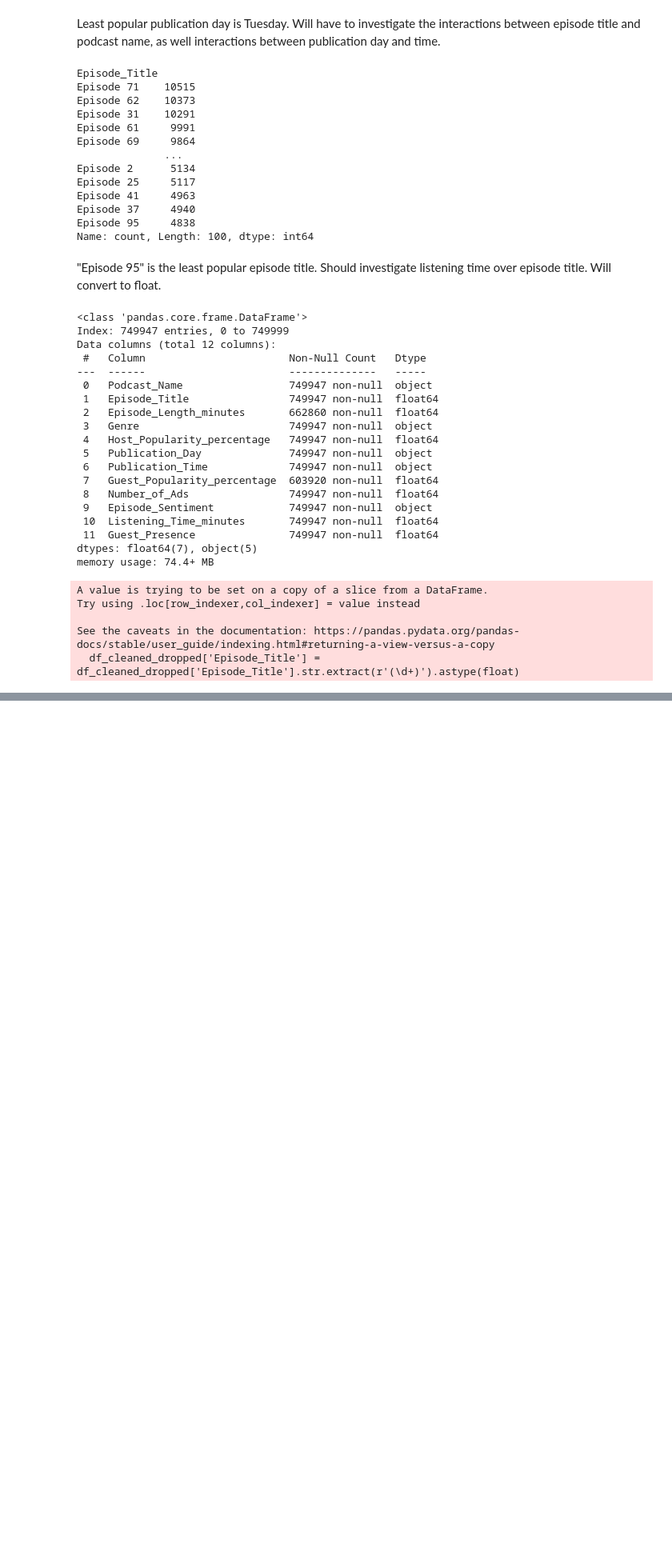
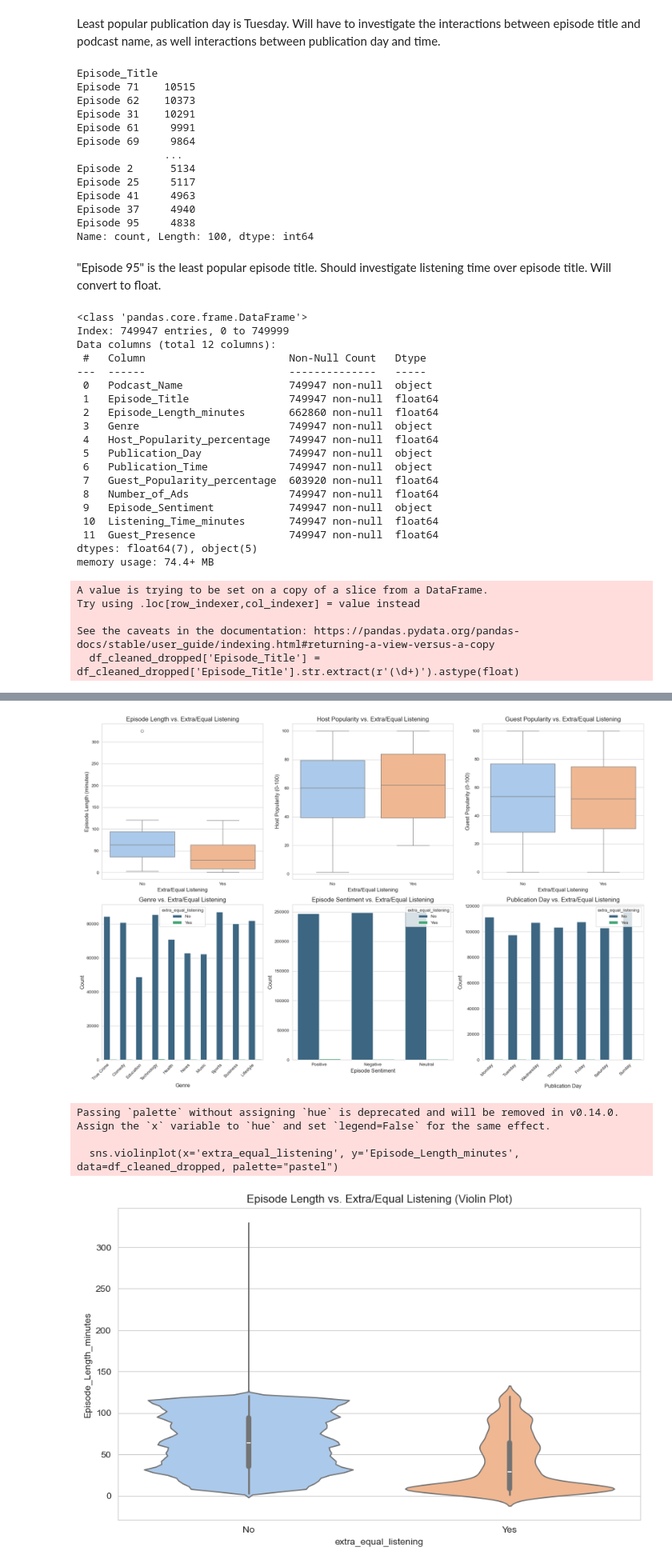
Before and after one commit to Seribii1o1/Predict-Podcast-Listening-Time, a Jupyter notebook: code/EDA.ipynb, the cells around one changed output, grey strips where cells are left out. Shown at 80% size. Cells and saved outputs as stored; diff of their text form; code cells hidden in the pictures; blank space fills up the shorter version.

```diff
--- a/code/EDA.ipynb
+++ b/code/EDA.ipynb
@@ -460,0 +463,74 @@ See the caveats in the documentation: https://pandas.pydata.org/pandas-docs/stab
+# %%
+df_cleaned_dropped['extra_equal_listening'] = df_cleaned_dropped['Listening_Time_minutes'] >= df_cleaned_dropped['Episode_Length_minutes']
+
+# Convert boolean to string for clearer plot labels
+df_cleaned_dropped['extra_equal_listening'] = df_cleaned_dropped['extra_equal_listening'].map({True: 'Yes', False: 'No'})
+
+sns.set_style("whitegrid")
+plt.figure(figsize=(18, 12))
+
+# a) extra_equal_listening vs. Episode_Length_minutes
+plt.subplot(2, 3, 1) # (rows, columns, plot_number)
+sns.boxplot(x='extra_equal_listening', y='Episode_Length_minutes', data=df_cleaned_dropped, palette="pastel")
+plt.title('Episode Length vs. Extra/Equal Listening', fontsize=14)
+plt.xlabel('Extra/Equal Listening', fontsize=12)
+plt.ylabel('Episode Length (minutes)', fontsize=12)
+
+# b) extra_equal_listening vs. Host_Popularity
+plt.subplot(2, 3, 2)
+sns.boxplot(x='extra_equal_listening', y='Host_Popularity_percentage', data=df_cleaned_dropped, palette="pastel")
+plt.title('Host Popularity vs. Extra/Equal Listening', fontsize=14)
+plt.xlabel('Extra/Equal Listening', fontsize=12)
+plt.ylabel('Host Popularity (0-100)', fontsize=12)
+
+# c) extra_equal_listening vs. Guest_Popularity
+plt.subplot(2, 3, 3)
+sns.boxplot(x='extra_equal_listening', y='Guest_Popularity_percentage', data=df_cleaned_dropped, palette="pastel")
+plt.title('Guest Popularity vs. Extra/Equal Listening', fontsize=14)
+plt.xlabel('Extra/Equal Listening', fontsize=12)
+plt.ylabel('Guest Popularity (0-100)', fontsize=12)
+
+# d) extra_equal_listening vs. Genre
+plt.subplot(2, 3, 4)
+sns.countplot(x='Genre', hue='extra_equal_listening', data=df_cleaned_dropped, palette="viridis")
+plt.title('Genre vs. Extra/Equal Listening', fontsize=14)
+plt.xlabel('Genre', fontsize=12)
+plt.ylabel('Count', fontsize=12)
+plt.xticks(rotation=45, ha='right') # Rotate x-axis labels for better readability
+
+# e) extra_equal_listening vs. Episode_Sentiment
+plt.subplot(2, 3, 5)
+sns.countplot(x='Episode_Sentiment', hue='extra_equal_listening', data=df_cleaned_dropped, palette="viridis")
+plt.title('Episode Sentiment vs. Extra/Equal Listening', fontsize=14)
+plt.xlabel('Episode Sentiment', fontsize=12)
+plt.ylabel('Count', fontsize=12)
+
+# f) extra_equal_listening vs. Publication_Day
+plt.subplot(2, 3, 6)
+sns.countplot(x='Publication_Day', hue='extra_equal_listening', data=df_cleaned_dropped, palette="viridis",
+              order=["Monday", "Tuesday", "Wednesday", "Thursday", "Friday", "Saturday", "Sunday"]) # Ensure correct order
+plt.title('Publication Day vs. Extra/Equal Listening', fontsize=14)
+plt.xlabel('Publication Day', fontsize=12)
+plt.ylabel('Count', fontsize=12)
+plt.xticks(rotation=45, ha='right')
+
+plt.tight_layout()
+plt.show()
+
+# - Violin plots for a different look at numerical distributions:
+plt.figure(figsize=(10, 6))
+sns.violinplot(x='extra_equal_listening', y='Episode_Length_minutes', data=df_cleaned_dropped, palette="pastel")
+plt.title('Episode Length vs. Extra/Equal Listening (Violin Plot)')
+plt.show()
+
+# - Consider relationships with 'Number_of_Ads' as well, as it's numerical but discrete.
+plt.figure(figsize=(10, 6))
+sns.boxplot(x='extra_equal_listening', y='Number_of_Ads', data=df_cleaned_dropped, palette="pastel")
+plt.title('Number of Ads vs. Extra/Equal Listening')
+plt.show()
+
+plt.figure(figsize=(10, 6))
+sns.countplot(x='Number_of_Ads', hue='extra_equal_listening', data=df_cleaned_dropped, palette="viridis")
+plt.title('Number of Ads vs. Extra/Equal Listening (Count Plot)')
+plt.show()
+# %% [output]
@@ -460,0 +554,5 @@ See the caveats in the documentation: https://pandas.pydata.org/pandas-docs/stab
+[figure, added]
+Passing `palette` without assigning `hue` is deprecated and will be removed in v0.14.0. Assign the `x` variable to `hue` and set `legend=False` for the same effect.
+
+  sns.violinplot(x='extra_equal_listening', y='Episode_Length_minutes', data=df_cleaned_dropped, palette="pastel")
+[figure, added]
```
Also changed, not shown: parts of 3 cells of this notebook.
